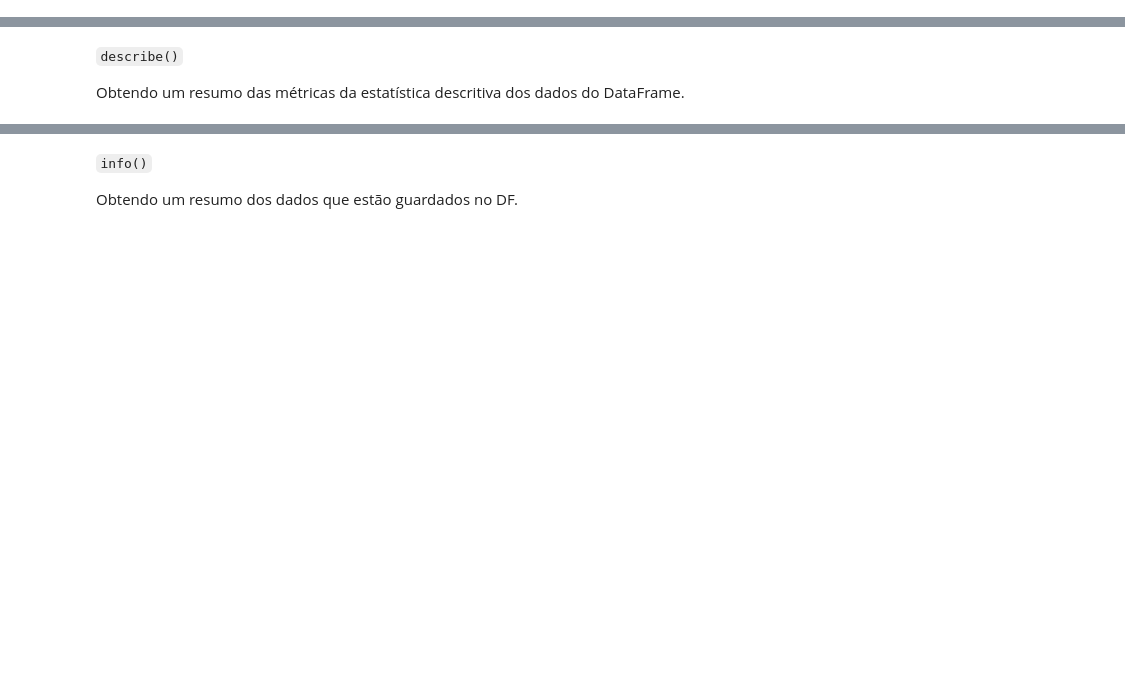
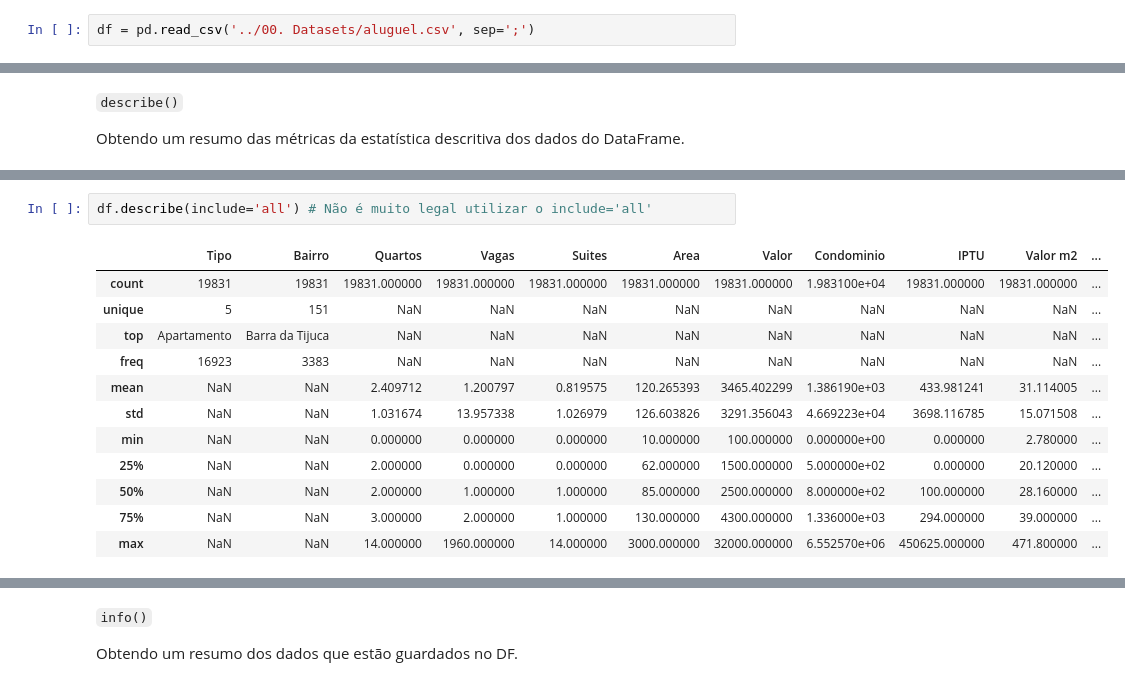
Before and after one commit to walisson-silva-ada/827-data-toolbox, a Jupyter notebook: 02. Pandas/2.2. Pandas - DataFrames I.ipynb, the cells around one changed output, grey strips where cells are left out. Cells and saved outputs as stored; diff of their text form; blank space fills up the shorter version.

```diff
--- a/02. Pandas/2.2. Pandas - DataFrames I.ipynb
+++ b/02. Pandas/2.2. Pandas - DataFrames I.ipynb
@@ -551,0 +582,2 @@ pd.read_csv('https://raw.githubusercontent.com/mwaskom/seaborn-data/master/tips.
+# %%
+df = pd.read_csv('../00. Datasets/aluguel.csv', sep=';')
@@ -585,0 +753,15 @@ Obtendo um resumo das métricas da estatística descritiva dos dados do DataFram
+# %%
+df.describe(include='all') # Não é muito legal utilizar o include='all'
+# %% [output]
+|  | Tipo | Bairro | Quartos | Vagas | Suites | Area | Valor | Condominio | IPTU | Valor m2 | ... |
+| count | 19831 | 19831 | 19831.000000 | 19831.000000 | 19831.000000 | 19831.000000 | 19831.000000 | 1.983100e+04 | 19831.000000 | 19831.000000 | ... |
+| unique | 5 | 151 | NaN | NaN | NaN | NaN | NaN | NaN | NaN | NaN | ... |
+| top | Apartamento | Barra da Tijuca | NaN | NaN | NaN | NaN | NaN | NaN | NaN | NaN | ... |
+| freq | 16923 | 3383 | NaN | NaN | NaN | NaN | NaN | NaN | NaN | NaN | ... |
+| mean | NaN | NaN | 2.409712 | 1.200797 | 0.819575 | 120.265393 | 3465.402299 | 1.386190e+03 | 433.981241 | 31.114005 | ... |
+| std | NaN | NaN | 1.031674 | 13.957338 | 1.026979 | 126.603826 | 3291.356043 | 4.669223e+04 | 3698.116785 | 15.071508 | ... |
+| min | NaN | NaN | 0.000000 | 0.000000 | 0.000000 | 10.000000 | 100.000000 | 0.000000e+00 | 0.000000 | 2.780000 | ... |
+| 25% | NaN | NaN | 2.000000 | 0.000000 | 0.000000 | 62.000000 | 1500.000000 | 5.000000e+02 | 0.000000 | 20.120000 | ... |
+| 50% | NaN | NaN | 2.000000 | 1.000000 | 1.000000 | 85.000000 | 2500.000000 | 8.000000e+02 | 100.000000 | 28.160000 | ... |
+| 75% | NaN | NaN | 3.000000 | 2.000000 | 1.000000 | 130.000000 | 4300.000000 | 1.336000e+03 | 294.000000 | 39.000000 | ... |
+| max | NaN | NaN | 14.000000 | 1960.000000 | 14.000000 | 3000.000000 | 32000.000000 | 6.552570e+06 | 450625.000000 | 471.800000 | ... |
```
Also changed, not shown: parts of 79 cells of this notebook, 2 other files.
